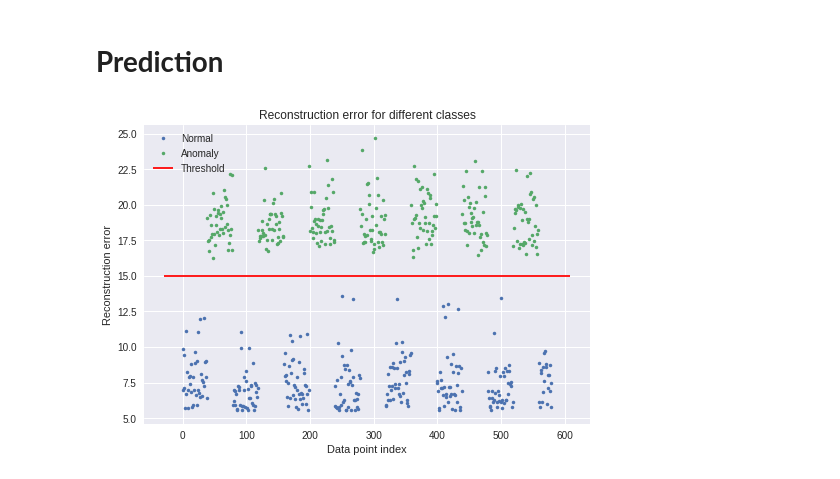
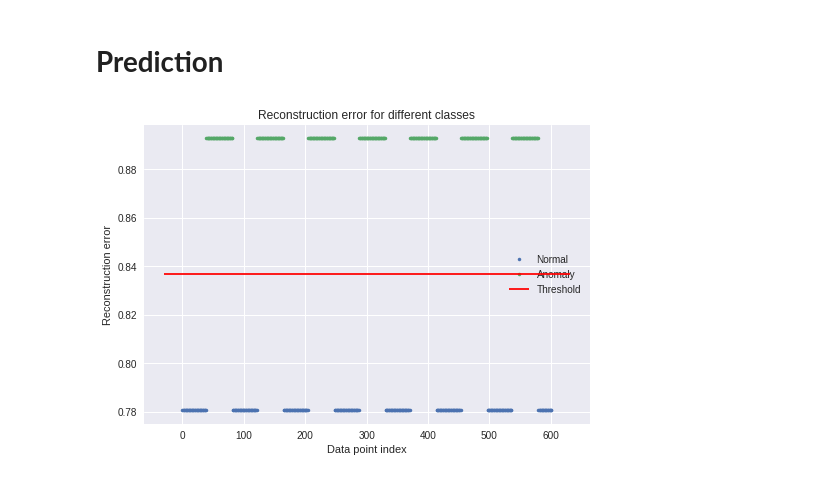
Before and after one commit to opooladz/ESPRIT-Autoencoder-Anomaly-Detection, a Jupyter notebook: AutoEncoder_&_ROC_Curves_ESPRIT.ipynb, the cells around one changed output. Saved outputs shown, nothing was run; the diff lists cells and outputs as text; code cells hidden in the pictures.

```diff
--- a/AutoEncoder_&_ROC_Curves_ESPRIT.ipynb
+++ b/AutoEncoder_&_ROC_Curves_ESPRIT.ipynb
@@ -453,15 +500,15 @@ history = "Contains both train and validation loss history" #@param {type:"strin
 #Results with 40 samples of anomily every 40 samples
 full_anom = 0
 anom_samples = 40
-nb_epoch = 400 # a bit overkill but wanted to see how it progressed w more epochs
+nb_epoch = 100 # a bit overkill but wanted to see how it progressed w more epochs
 batch_size = 32
 import keras
 autoencoder.compile(optimizer='nadam',
                     loss='mean_squared_error',
                     #loss='kullback_leibler_divergence',
                     metrics=['accuracy'])
-reduce_lr = keras.callbacks.ReduceLROnPlateau(monitor='val_acc', factor=0.2,min_lr=1e-6,min_delta=0.0001,
-                              patience=150,verbose = 1)
+reduce_lr = keras.callbacks.ReduceLROnPlateau(monitor='acc', factor=0.2,min_lr=1e-6,min_delta=0.00001,
+                              patience=37,verbose = 1)
 
 
 checkpointer = ModelCheckpoint(filepath="model.h5",
@@ -620,0 +707,5 @@ error_df2.describe()
+# %%
+fig = plt.figure()
+ax = fig.add_subplot(111)
+normal_error_df = error_df[(error_df['true_class']== 0) & (error_df['reconstruction_error'] < 100000000000000000000000)]
+_ = ax.hist(normal_error_df.reconstruction_error.values, bins=10)
@@ -620,0 +716,5 @@ error_df2.describe()
+# %%
+fig = plt.figure()
+ax = fig.add_subplot(111)
+anomaly_error_df = error_df[error_df['true_class'] == 1]
+_ = ax.hist(anomaly_error_df.reconstruction_error.values, bins=10)
@@ -621,3 +723,5 @@ error_df2.describe()
+# %%
+threshold1 = (np.max(normal_error_df)['reconstruction_error'] + np.min(anomaly_error_df['reconstruction_error']))/2
 # %%
 from sklearn.metrics import (confusion_matrix, precision_recall_curve, auc,
                              roc_curve, recall_score, classification_report, f1_score,
@@ -755,22 +882,22 @@ As in model 1 we see that as reconstruction error increases recall decreases. Bu
 # %% [markdown]
 # **Prediction**
 # %%
-threshold = 15
+threshold = threshold1
 
 groups = error_df.groupby('true_class')
 fig, ax = plt.subplots()
 
 for name, group in groups:
     ax.plot(group.index, group.reconstruction_error, marker='o', ms=3.5, linestyle='',
             label= "Anomaly" if name == 1 else "Normal")
 ax.hlines(threshold, ax.get_xlim()[0], ax.get_xlim()[1], colors="r", zorder=100, label='Threshold')
 ax.legend()
 plt.title("Reconstruction error for different classes")
 plt.ylabel("Reconstruction error")
 plt.xlabel("Data point index")
 plt.show();
 # %% [output]
-[figure, old version]
+[figure, new version]
 # %%
 LABELS = ["Normal", "Anomaly"]
 y_pred = [1 if e > threshold else 0 for e in error_df.reconstruction_error.values]
```
Also changed, not shown: parts of 33 cells of this notebook.
